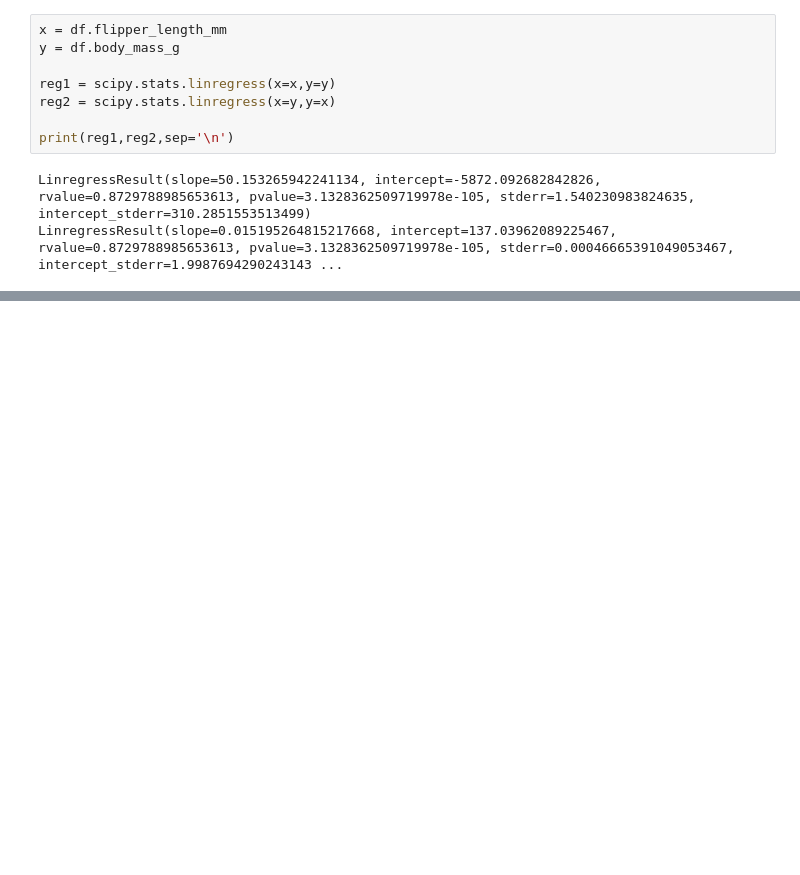
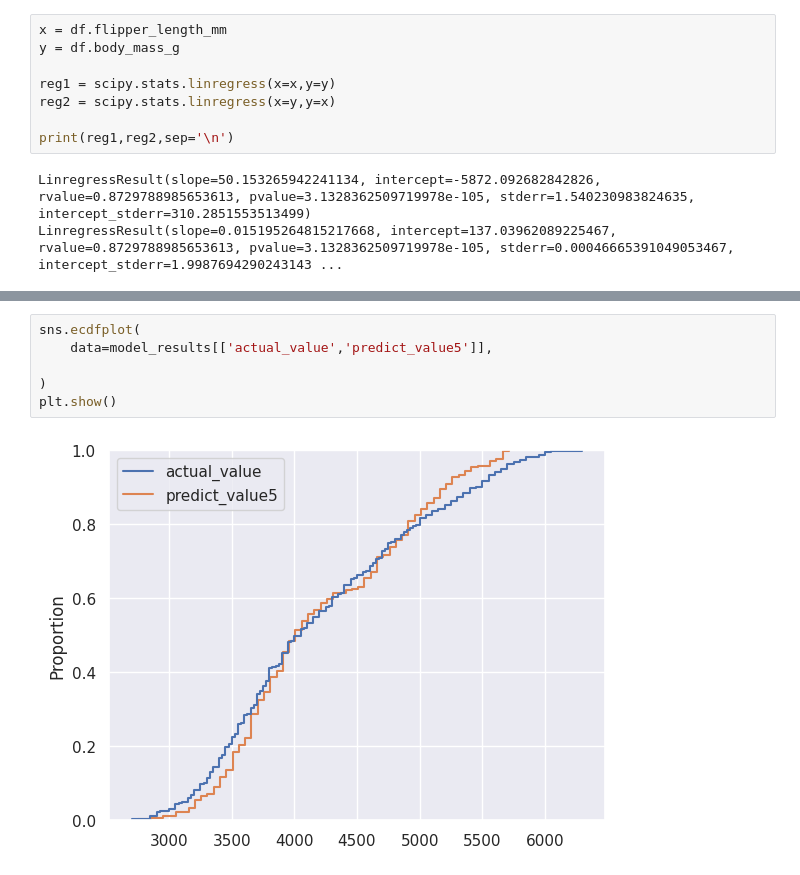
Before and after one commit to AleexSilva/Training-EDA, a Jupyter notebook: python-files/intro.ipynb, the cells around one changed output, grey strips where cells are left out. Saved outputs shown, nothing was run; the diff lists cells and outputs as text; blank space fills up the shorter version.

```diff
--- a/python-files/intro.ipynb
+++ b/python-files/intro.ipynb
@@ -958,0 +1172,8 @@ LinregressResult(slope=0.015195264815217668, intercept=137.03962089225467, rvalu
+# %%
+sns.ecdfplot(
+    data=model_results[['actual_value','predict_value5']],
+
+)
+plt.show()
+# %% [output]
+[figure, added]
```
Also changed, not shown: parts of 42 cells of this notebook.
